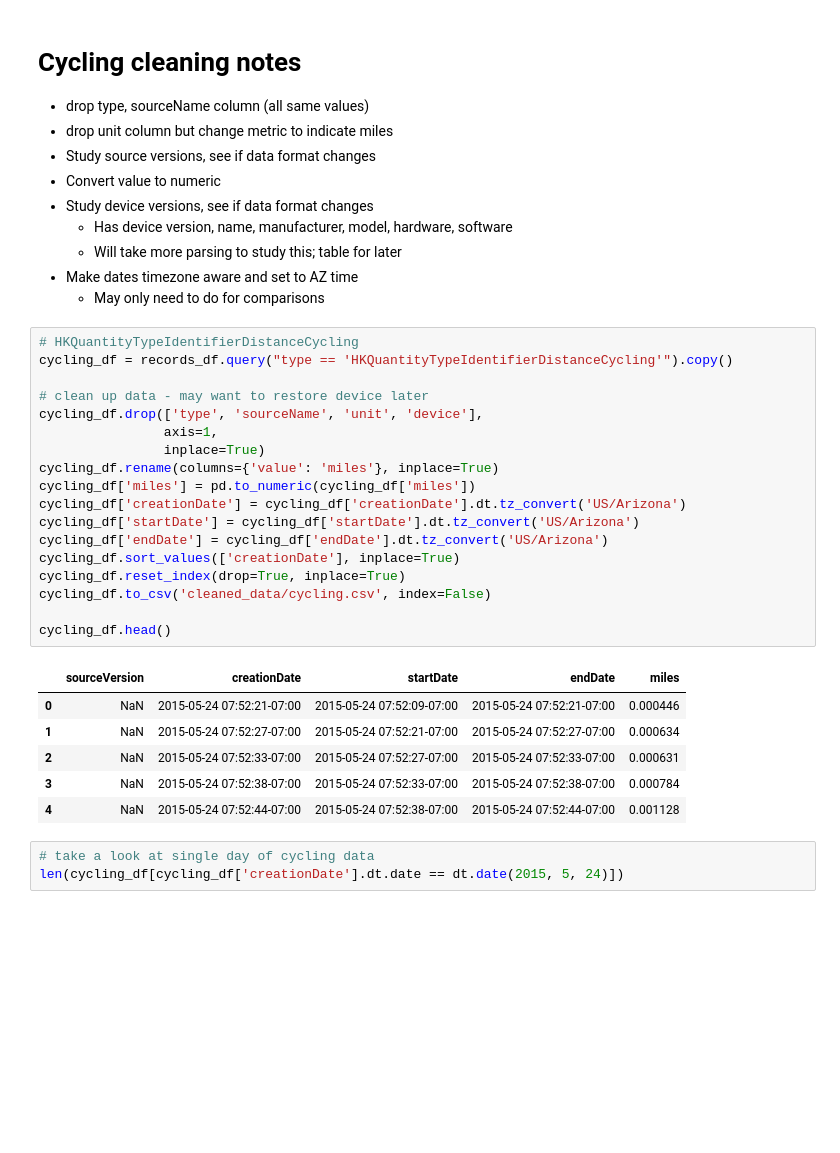
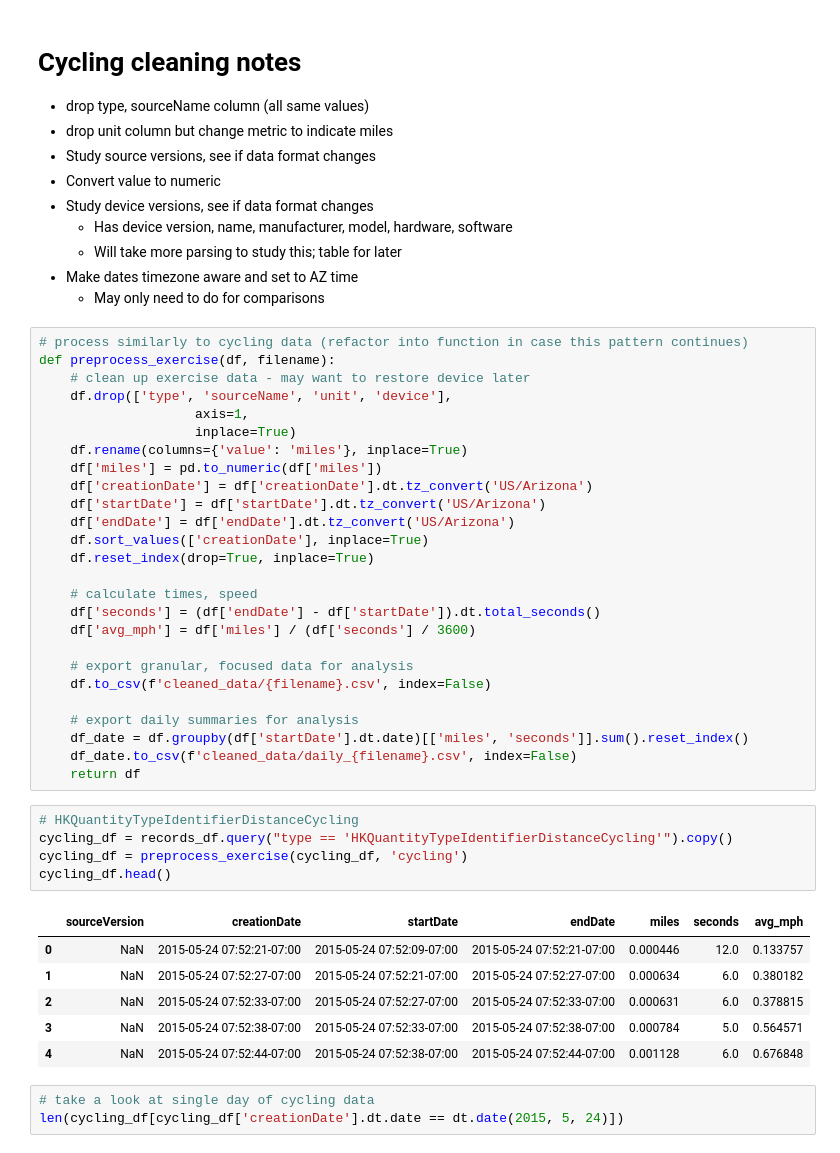
Before and after one commit to bkdevart/health_data, a Jupyter notebook: data_preprocess.ipynb, the cells around one changed output. Cells and saved outputs as stored; diff of their text form; blank space fills up the shorter version.

```diff
--- a/data_preprocess.ipynb
+++ b/data_preprocess.ipynb
@@ -97,30 +97,43 @@ array(['HKQuantityTypeIdentifierHeartRateVariabilitySDNN'], dtype=object)
 - Make dates timezone aware and set to AZ time
   - May only need to do for comparisons
 # %%
-# HKQuantityTypeIdentifierDistanceCycling
-cycling_df = records_df.query("type == 'HKQuantityTypeIdentifierDistanceCycling'").copy()
+# process similarly to cycling data (refactor into function in case this pattern continues)
+def preprocess_exercise(df, filename):
+    # clean up exercise data - may want to restore device later
+    df.drop(['type', 'sourceName', 'unit', 'device'],
+                    axis=1,
+                    inplace=True)
+    df.rename(columns={'value': 'miles'}, inplace=True)
+    df['miles'] = pd.to_numeric(df['miles'])
+    df['creationDate'] = df['creationDate'].dt.tz_convert('US/Arizona')
+    df['startDate'] = df['startDate'].dt.tz_convert('US/Arizona')
+    df['endDate'] = df['endDate'].dt.tz_convert('US/Arizona')
+    df.sort_values(['creationDate'], inplace=True)
+    df.reset_index(drop=True, inplace=True)
 
-# clean up data - may want to restore device later
-cycling_df.drop(['type', 'sourceName', 'unit', 'device'],
-                axis=1,
-                inplace=True)
-cycling_df.rename(columns={'value': 'miles'}, inplace=True)
-cycling_df['miles'] = pd.to_numeric(cycling_df['miles'])
-cycling_df['creationDate'] = cycling_df['creationDate'].dt.tz_convert('US/Arizona')
-cycling_df['startDate'] = cycling_df['startDate'].dt.tz_convert('US/Arizona')
-cycling_df['endDate'] = cycling_df['endDate'].dt.tz_convert('US/Arizona')
-cycling_df.sort_values(['creationDate'], inplace=True)
-cycling_df.reset_index(drop=True, inplace=True)
-cycling_df.to_csv('cleaned_data/cycling.csv', index=False)
+    # calculate times, speed
+    df['seconds'] = (df['endDate'] - df['startDate']).dt.total_seconds()
+    df['avg_mph'] = df['miles'] / (df['seconds'] / 3600)
 
-cycling_df.head()
+    # export granular, focused data for analysis
+    df.to_csv(f'cleaned_data/{filename}.csv', index=False)
+
+    # export daily summaries for analysis
+    df_date = df.groupby(df['startDate'].dt.date)[['miles', 'seconds']].sum().reset_index()
+    df_date.to_csv(f'cleaned_data/daily_{filename}.csv', index=False)
+    return df
-# %% [output]
-|  | sourceVersion | creationDate | startDate | endDate | miles |
-| 0 | NaN | 2015-05-24 07:52:21-07:00 | 2015-05-24 07:52:09-07:00 | 2015-05-24 07:52:21-07:00 | 0.000446 |
-| 1 | NaN | 2015-05-24 07:52:27-07:00 | 2015-05-24 07:52:21-07:00 | 2015-05-24 07:52:27-07:00 | 0.000634 |
-| 2 | NaN | 2015-05-24 07:52:33-07:00 | 2015-05-24 07:52:27-07:00 | 2015-05-24 07:52:33-07:00 | 0.000631 |
-| 3 | NaN | 2015-05-24 07:52:38-07:00 | 2015-05-24 07:52:33-07:00 | 2015-05-24 07:52:38-07:00 | 0.000784 |
-| 4 | NaN | 2015-05-24 07:52:44-07:00 | 2015-05-24 07:52:38-07:00 | 2015-05-24 07:52:44-07:00 | 0.001128 |
+# %%
+# HKQuantityTypeIdentifierDistanceCycling
+cycling_df = records_df.query("type == 'HKQuantityTypeIdentifierDistanceCycling'").copy()
+cycling_df = preprocess_exercise(cycling_df, 'cycling')
+cycling_df.head()
+# %% [output]
+|  | sourceVersion | creationDate | startDate | endDate | miles | seconds | avg_mph |
+| 0 | NaN | 2015-05-24 07:52:21-07:00 | 2015-05-24 07:52:09-07:00 | 2015-05-24 07:52:21-07:00 | 0.000446 | 12.0 | 0.133757 |
+| 1 | NaN | 2015-05-24 07:52:27-07:00 | 2015-05-24 07:52:21-07:00 | 2015-05-24 07:52:27-07:00 | 0.000634 | 6.0 | 0.380182 |
+| 2 | NaN | 2015-05-24 07:52:33-07:00 | 2015-05-24 07:52:27-07:00 | 2015-05-24 07:52:33-07:00 | 0.000631 | 6.0 | 0.378815 |
+| 3 | NaN | 2015-05-24 07:52:38-07:00 | 2015-05-24 07:52:33-07:00 | 2015-05-24 07:52:38-07:00 | 0.000784 | 5.0 | 0.564571 |
+| 4 | NaN | 2015-05-24 07:52:44-07:00 | 2015-05-24 07:52:38-07:00 | 2015-05-24 07:52:44-07:00 | 0.001128 | 6.0 | 0.676848 |
 # %%
 # take a look at single day of cycling data
 len(cycling_df[cycling_df['creationDate'].dt.date == dt.date(2015, 5, 24)])
```
Also changed, not shown: parts of 2 cells of this notebook, 1 other file.
